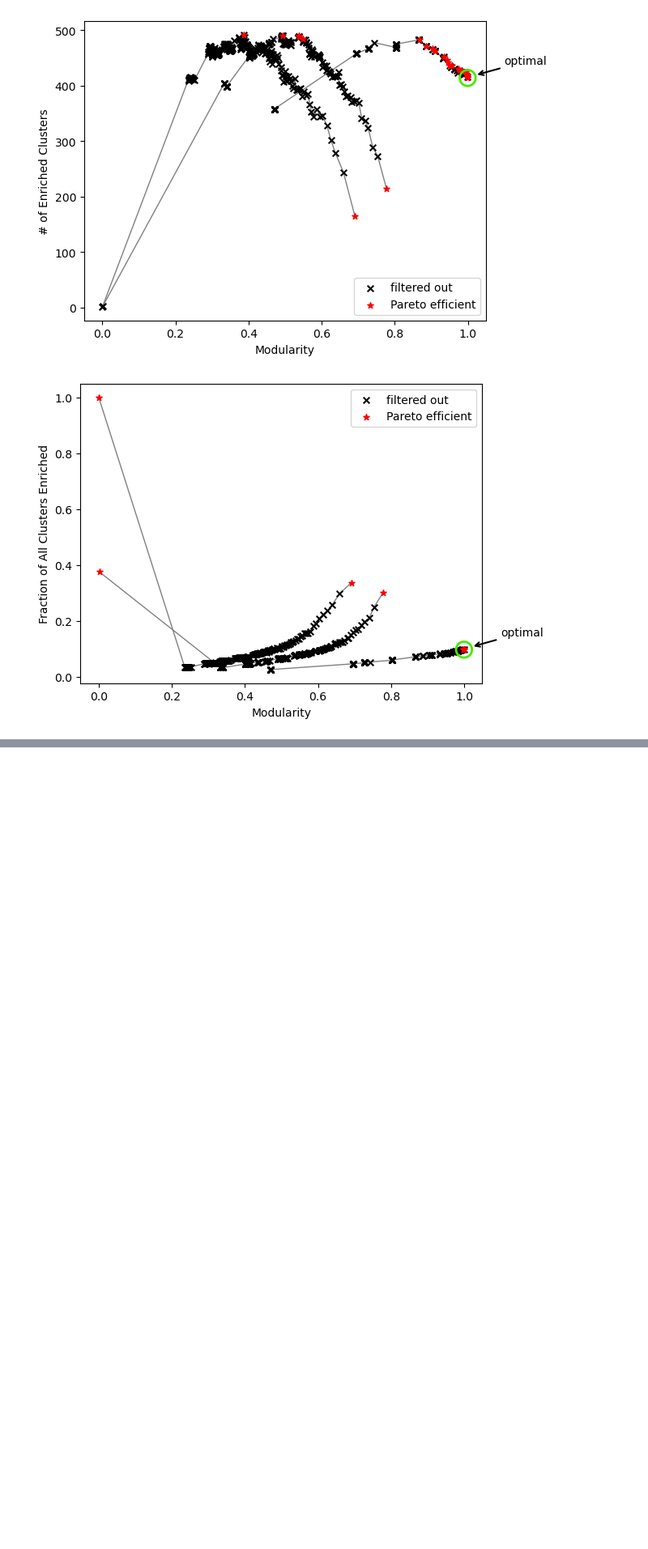
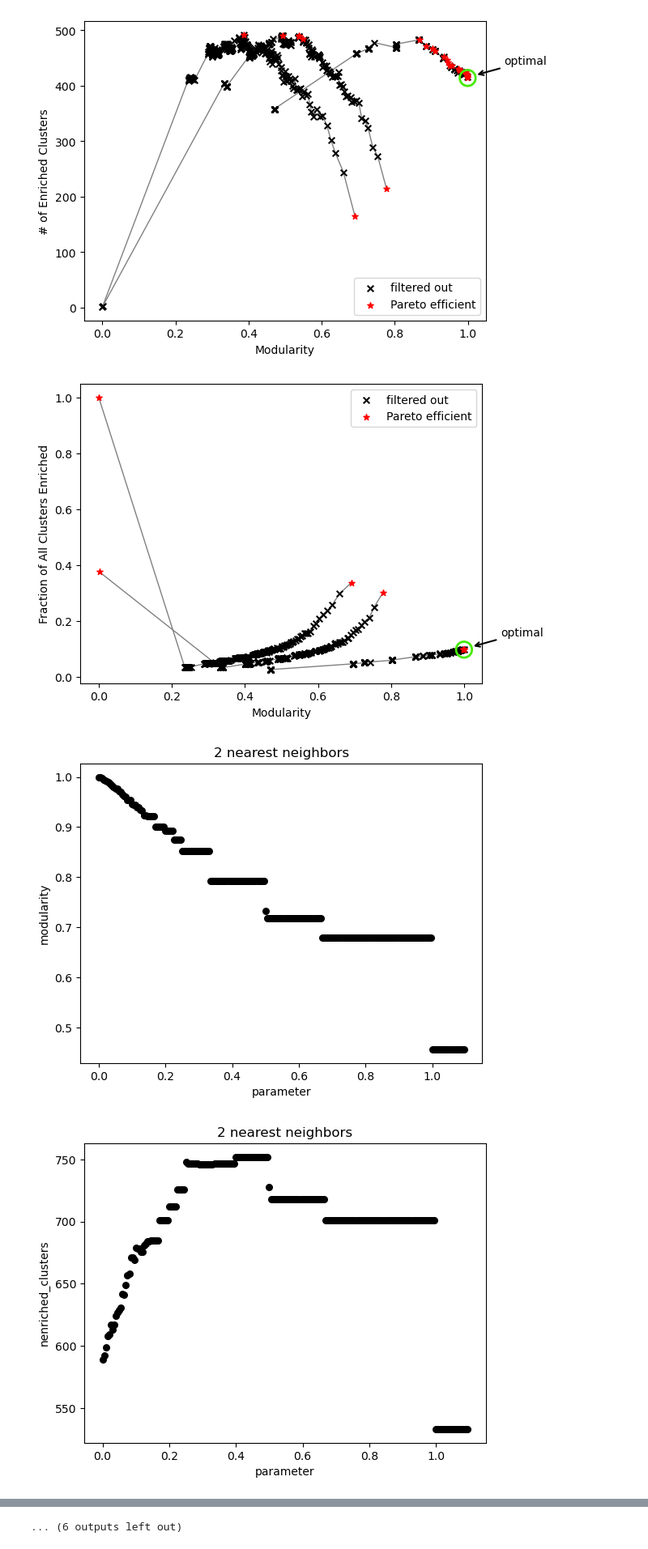
Before and after one commit to ltsypin/TGNE-2022, a Jupyter notebook: TGNE/clustering_optimization/scan_plots_bokeh.ipynb, the cells around one changed output, grey strips where cells are left out. Shown at 81% size. Saved outputs shown, nothing was run; the diff lists cells and outputs as text; code cells hidden in the pictures; blank space fills up the shorter version.

```diff
--- a/TGNE/clustering_optimization/scan_plots_bokeh.ipynb
+++ b/TGNE/clustering_optimization/scan_plots_bokeh.ipynb
@@ -629,3 +629,38 @@ for df in dfs:
 [figure]
 [figure]
 [figure]
+# %%
+x_all_stats = ['parameter']
+y_all_stats = ['modularity', 'nenriched_clusters', 'fraction_clusters_enriched']
+
+dfs = [microarray_stats_df,
+       rna_seq_stats_df]
+
+# dfs = [microarray_stats_df.loc[(microarray_stats_df['parameter'] > 0) & (microarray_stats_df['parameter'] < 1)].reset_index(),
+#        rna_seq_stats_df.loc[(rna_seq_stats_df['parameter'] > 0) & (rna_seq_stats_df['parameter'] < 1)].reset_index()]
+
+for df in dfs:
+   for curr_nn in sorted(list((df['nns'].unique()))):
+      for x_all_stat in x_all_stats:
+         for y_all_stat in y_all_stats:
+
+            df_filtered = df.loc[
+               (df['nns'] == curr_nn)
+            ]
+
+            global_s = 30
+
+            x_all = df_filtered[x_all_stat].values
+
+            y_all = df_filtered[y_all_stat].values
+
+            plt.scatter(x_all, y_all, color='black', s=global_s, zorder=1)
+
+            plt.xlabel(x_all_stat)
+            plt.ylabel(y_all_stat)
+            plt.title(f'{curr_nn} nearest neighbors')
+
+            plt.show()
+# %% [output]
+[figure, added]
+[figure, added]
@@ -631,0 +677 @@ for df in dfs:
+... (6 outputs left out)
```
Also changed, not shown: parts of 3 cells of this notebook, 7 other files.
